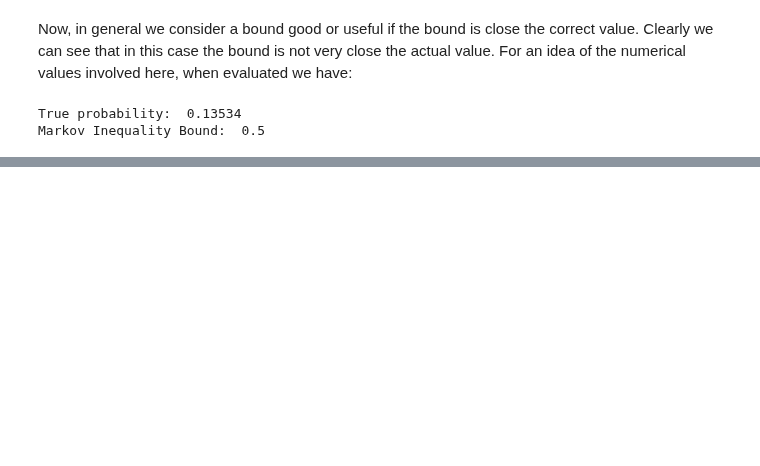
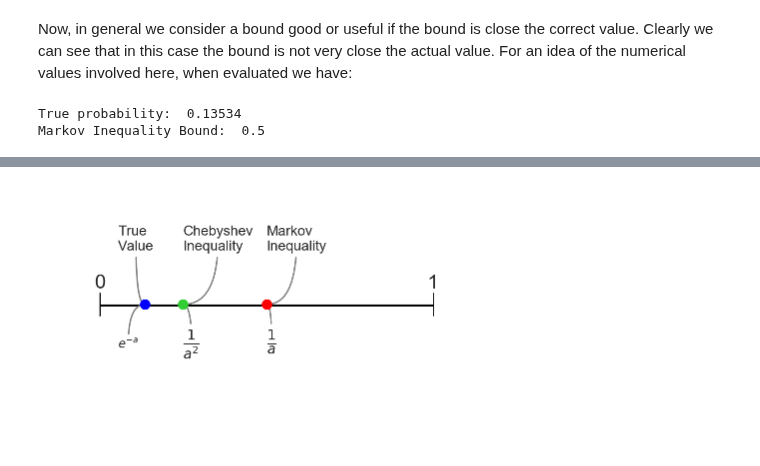
Before and after one commit to NathanielDake/intuitiveml, a Jupyter notebook: Mathematics/03-Probability-03-Inequalities.ipynb, the cells around one changed output, grey strips where cells are left out. Drawn from its saved outputs; the diff is of its cells as text; code cells hidden in the pictures; blank space fills up the shorter version.

```diff
--- a/Mathematics/03-Probability-03-Inequalities.ipynb
+++ b/Mathematics/03-Probability-03-Inequalities.ipynb
@@ -286,0 +455,90 @@ The answer to that question is a resounding _yes_. There are indeed many other i
+# %%
+fig, ax = plt.subplots()
+ax.set_xlim(0,1)
+ax.set_ylim(-.1,.1)
+
+plt.hlines(-0.001, 0, 1, color='black', zorder=1)
+
+a = 2
+true_prob = np.e ** (-a)
+markov_inequality_bound = 1 / a
+chebyshev_bound = 1 / a**2
+
+plt.scatter(true_prob,0, zorder=2, color="blue")
+plt.scatter(markov_inequality_bound,0, zorder=2, color="red")
+plt.scatter(chebyshev_bound,0, zorder=2, color="limegreen")
+
+plt.axvline(1, 0.45, 0.55, color='black')
+plt.axvline(0, 0.45, 0.55, color='black')
+
+plt.annotate(
+    '0',
+    xy=(0, 0),
+    xytext=(-.015, 0.015),
+    size=20,
+)
+plt.annotate(
+    '1',
+    xy=(0, 0),
+    xytext=(0.98, 0.015),
+    size=20,
+)
+
+# True
+plt.annotate(
+    r'$e^{-a}$',
+    xy=(true_prob, -0.00008),
+    xytext=(true_prob - 0.08, -0.04),
+    size=12,
+    arrowprops=dict(color='grey',arrowstyle="-", connectionstyle="angle3,angleA=90,angleB=0"),
+    zorder=1
+)
+plt.annotate(
+    'True\nValue',
+    xy=(true_prob, -0.00008),
+    xytext=(true_prob - 0.08, 0.05),
+    size=14,
+    arrowprops=dict(color='grey',arrowstyle="-", connectionstyle="angle3,angleA=90,angleB=0"),
+    zorder=1
+)
+
+# Markov
+plt.annotate(
+    r'$\frac{1}{a}"$',
+    xy=(markov_inequality_bound, -0.00008),
+    xytext=(markov_inequality_bound, -0.04),
+    size=20,
+    arrowprops=dict(color='grey',arrowstyle="-", connectionstyle="angle3,angleA=90,angleB=0"),
+    zorder=1
+)
+plt.annotate(
+    'Markov\nInequality',
+    xy=(markov_inequality_bound, -0.00008),
+    xytext=(markov_inequality_bound, 0.05),
+    size=14,
+    arrowprops=dict(color='grey',arrowstyle="-", connectionstyle="angle3,angleA=90,angleB=0"),
+    zorder=1
+)
+
+# Chebyshev
+plt.annotate(
+    r'$\frac{1}{a^2}"$',
+    xy=(chebyshev_bound, -0.00008),
+    xytext=(chebyshev_bound, -0.04),
+    size=20,
+    arrowprops=dict(color='grey',arrowstyle="-", connectionstyle="angle3,angleA=90,angleB=0"),
+    zorder=1
+)
+plt.annotate(
+    'Chebyshev\nInequality',
+    xy=(chebyshev_bound, -0.00008),
+    xytext=(chebyshev_bound, 0.05),
+    size=14,
+    arrowprops=dict(color='grey',arrowstyle="-", connectionstyle="angle3,angleA=90,angleB=0"),
+    zorder=1
+)
+
+plt.axis('off')
+plt.show()
+# %% [output]
+[figure, added]
```
Also changed, not shown: parts of 7 cells of this notebook, 1 other file.
